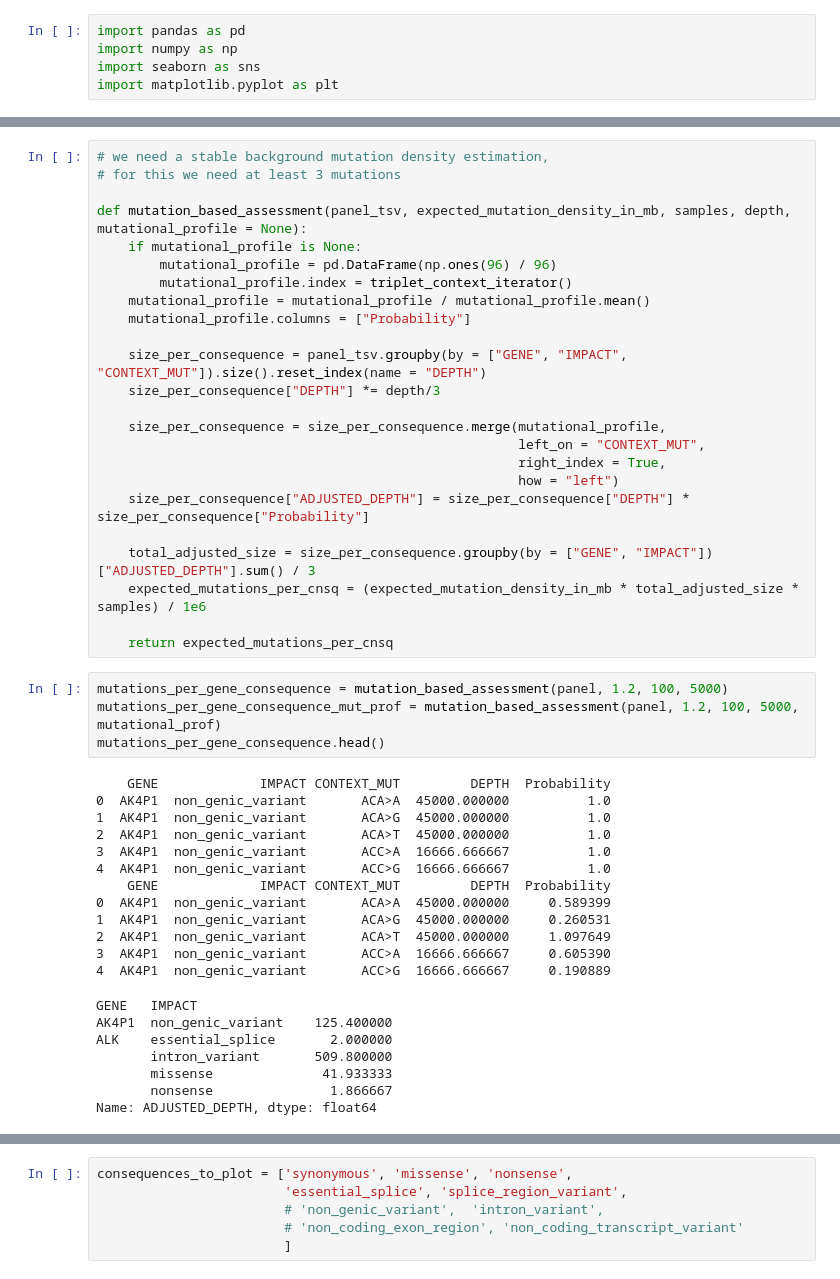
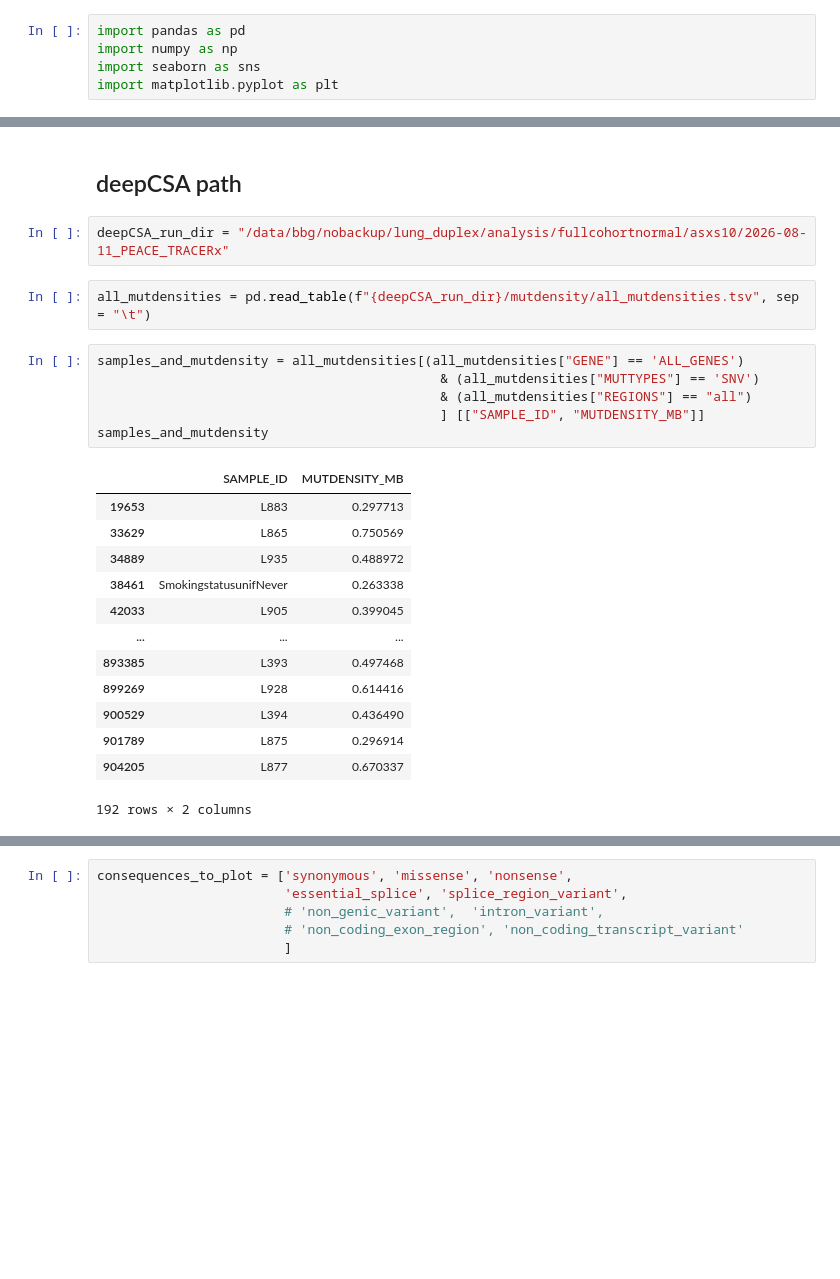
Before and after one commit to bbglab/deepCSA, a Jupyter notebook: assets/assess_panel/panel.ipynb, the cells around one changed output, grey strips where cells are left out. Cells and saved outputs as stored; diff of their text form; blank space fills up the shorter version.

```diff
--- a/assets/assess_panel/panel.ipynb
+++ b/assets/assess_panel/panel.ipynb
@@ -47,48 +6,26 @@ def triplet_context_iterator():
-# %%
-# we need a stable background mutation density estimation,
-# for this we need at least 3 mutations
-
-def mutation_based_assessment(panel_tsv, expected_mutation_density_in_mb, samples, depth, mutational_profile = None):
-    if mutational_profile is None:
-        mutational_profile = pd.DataFrame(np.ones(96) / 96)
-        mutational_profile.index = triplet_context_iterator()
-    mutational_profile = mutational_profile / mutational_profile.mean()
-    mutational_profile.columns = ["Probability"]
-
-    size_per_consequence = panel_tsv.groupby(by = ["GENE", "IMPACT", "CONTEXT_MUT"]).size().reset_index(name = "DEPTH")
-    size_per_consequence["DEPTH"] *= depth/3
-
-    size_per_consequence = size_per_consequence.merge(mutational_profile,
-                                                      left_on = "CONTEXT_MUT",
-                                                      right_index = True,
-                                                      how = "left")
-    size_per_consequence["ADJUSTED_DEPTH"] = size_per_consequence["DEPTH"] * size_per_consequence["Probability"]
-
-    total_adjusted_size = size_per_consequence.groupby(by = ["GENE", "IMPACT"])["ADJUSTED_DEPTH"].sum() / 3
-    expected_mutations_per_cnsq = (expected_mutation_density_in_mb * total_adjusted_size * samples) / 1e6
-
-    return expected_mutations_per_cnsq
-# %%
-mutations_per_gene_consequence = mutation_based_assessment(panel, 1.2, 100, 5000)
-mutations_per_gene_consequence_mut_prof = mutation_based_assessment(panel, 1.2, 100, 5000, mutational_prof)
-mutations_per_gene_consequence.head()
-# %% [output]
-    GENE             IMPACT CONTEXT_MUT         DEPTH  Probability
-0  AK4P1  non_genic_variant       ACA>A  45000.000000          1.0
-1  AK4P1  non_genic_variant       ACA>G  45000.000000          1.0
-2  AK4P1  non_genic_variant       ACA>T  45000.000000          1.0
-3  AK4P1  non_genic_variant       ACC>A  16666.666667          1.0
-4  AK4P1  non_genic_variant       ACC>G  16666.666667          1.0
-    GENE             IMPACT CONTEXT_MUT         DEPTH  Probability
-0  AK4P1  non_genic_variant       ACA>A  45000.000000     0.589399
-1  AK4P1  non_genic_variant       ACA>G  45000.000000     0.260531
-2  AK4P1  non_genic_variant       ACA>T  45000.000000     1.097649
-3  AK4P1  non_genic_variant       ACC>A  16666.666667     0.605390
-4  AK4P1  non_genic_variant       ACC>G  16666.666667     0.190889
-GENE   IMPACT
-AK4P1  non_genic_variant    125.400000
-ALK    essential_splice       2.000000
-       intron_variant       509.800000
-       missense              41.933333
-       nonsense               1.866667
-Name: ADJUSTED_DEPTH, dtype: float64
+# %% [markdown]
+## deepCSA path
+# %%
+deepCSA_run_dir = "/data/bbg/nobackup/lung_duplex/analysis/fullcohortnormal/asxs10/2026-08-11_PEACE_TRACERx"
+# %%
+all_mutdensities = pd.read_table(f"{deepCSA_run_dir}/mutdensity/all_mutdensities.tsv", sep = "\t")
+# %%
+samples_and_mutdensity = all_mutdensities[(all_mutdensities["GENE"] == 'ALL_GENES')
+                                            & (all_mutdensities["MUTTYPES"] == 'SNV')
+                                            & (all_mutdensities["REGIONS"] == "all")
+                                            ] [["SAMPLE_ID", "MUTDENSITY_MB"]]
+samples_and_mutdensity
+# %% [output]
+|  | SAMPLE_ID | MUTDENSITY_MB |
+| 19653 | L883 | 0.297713 |
+| 33629 | L865 | 0.750569 |
+| 34889 | L935 | 0.488972 |
+| 38461 | SmokingstatusunifNever | 0.263338 |
+| 42033 | L905 | 0.399045 |
+| ... | ... | ... |
+| 893385 | L393 | 0.497468 |
+| 899269 | L928 | 0.614416 |
+| 900529 | L394 | 0.436490 |
+| 901789 | L875 | 0.296914 |
+| 904205 | L877 | 0.670337 |
+192 rows × 2 columns
```
Also changed, not shown: parts of 12 cells of this notebook.
